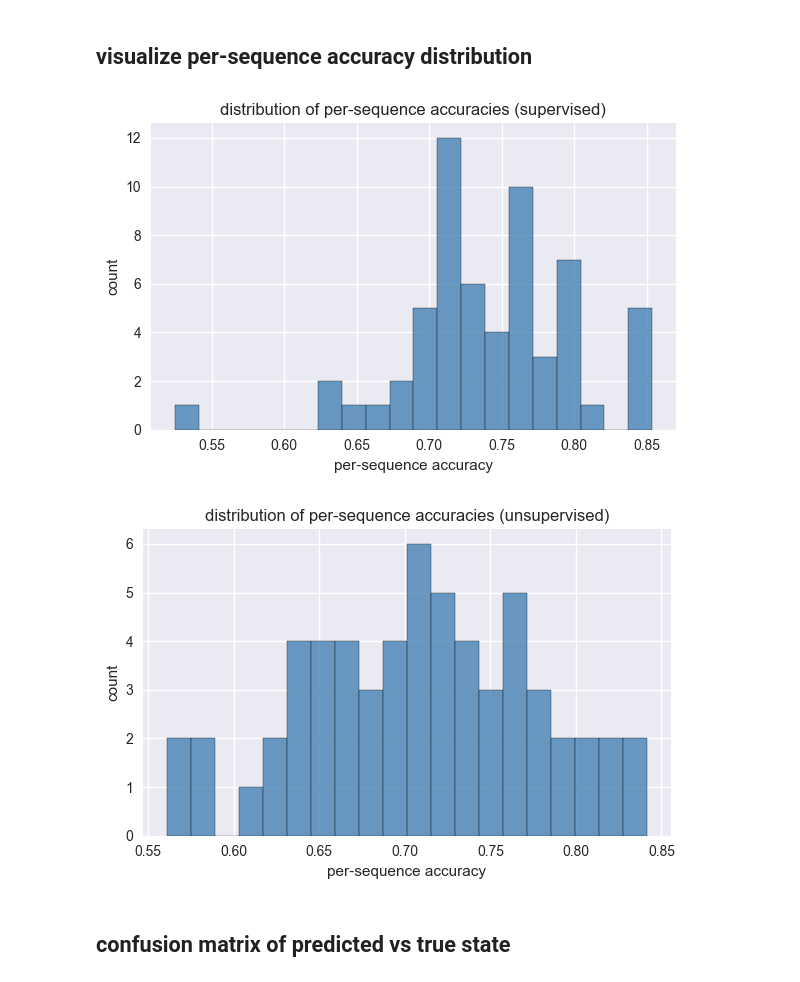
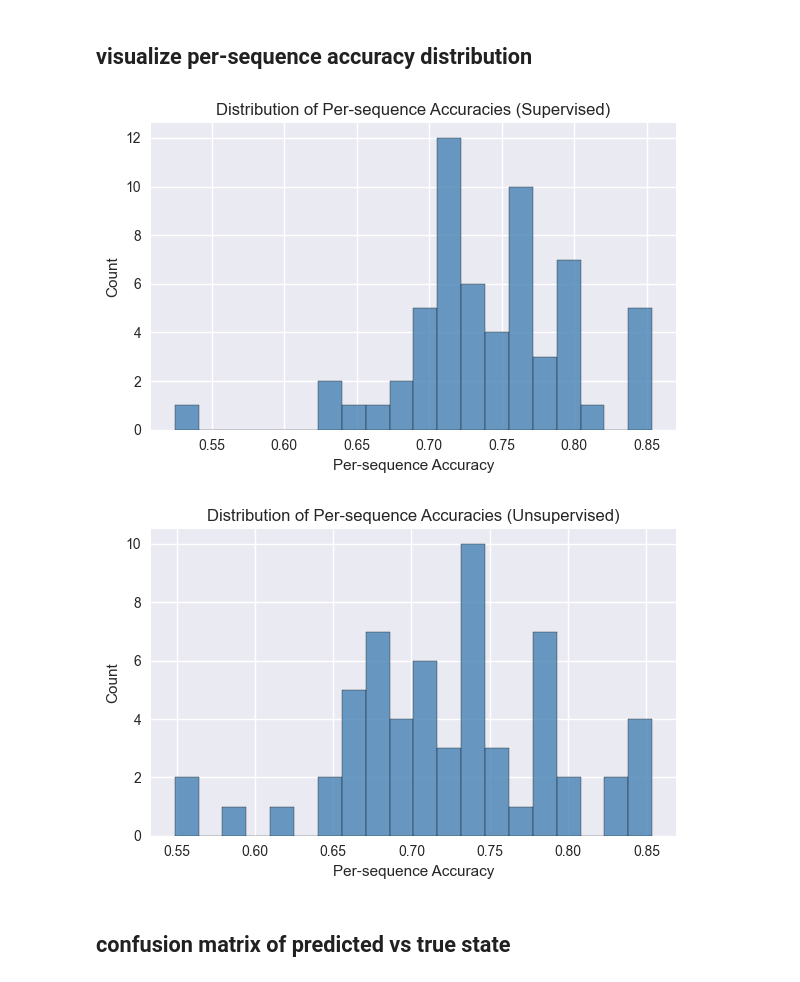
Before and after one commit to FardinHaque60/cse250a_bball_prediction_model, a Jupyter notebook: notebooks/run_hmm_models.ipynb, the cells around one changed output. Cells and saved outputs as stored; diff of their text form; code cells hidden in the pictures.

```diff
--- a/notebooks/run_hmm_models.ipynb
+++ b/notebooks/run_hmm_models.ipynb
@@ -29,7 +29,7 @@ import matplotlib.pyplot as plt
 DATA_PATH = str(PROJECT_ROOT / "data" / "allseasons.csv")  # path where game data is stored
 HOLDOUT_SEASONS = (2018, 2024)  # test set seasons
 NUM_STATES_SUPERVISED = 2  # 0 = loss, 1 = win (if 2 states, else state to win/loss mapping is done later)
-NUM_STATES_UNSUPERVISED = 88
+NUM_STATES_UNSUPERVISED = 90
 NUM_BINS_SUPERVISED = 8
 NUM_BINS_UNSUPERVISED = 3
 DEAN = False
@@ -307,24 +307,24 @@ median per-sequence accuracy (unsupervised): 0.7073170731707317
 # %%
 # plot histogram of per-sequence accuracies
 fig, ax = plt.subplots(figsize=(6, 4))
 ax.hist(per_seq_accs_supervised, bins=20, color="steelblue", edgecolor="black", alpha=0.8)
-ax.set_xlabel("per-sequence accuracy")
-ax.set_ylabel("count")
-ax.set_title("distribution of per-sequence accuracies (supervised)")
+ax.set_xlabel("Per-sequence Accuracy")
+ax.set_ylabel("Count")
+ax.set_title("Distribution of Per-sequence Accuracies (Supervised)")
 plt.tight_layout()
 plt.show()
 
 # plot histogram of per-sequence accuracies
 fig, ax = plt.subplots(figsize=(6, 4))
 ax.hist(per_seq_accs_unsupervised, bins=20, color="steelblue", edgecolor="black", alpha=0.8)
-ax.set_xlabel("per-sequence accuracy")
-ax.set_ylabel("count")
-ax.set_title("distribution of per-sequence accuracies (unsupervised)")
+ax.set_xlabel("Per-sequence Accuracy")
+ax.set_ylabel("Count")
+ax.set_title("Distribution of Per-sequence Accuracies (Unsupervised)")
 plt.tight_layout()
 plt.show()
 # %% [output]
-[figure, old version]
+[figure, new version]
-[figure, old version]
+[figure, new version]
 # %% [markdown]
 ## confusion matrix of predicted vs true state
 # %%
```
Also changed, not shown: parts of 10 cells of this notebook, 2 other files.
